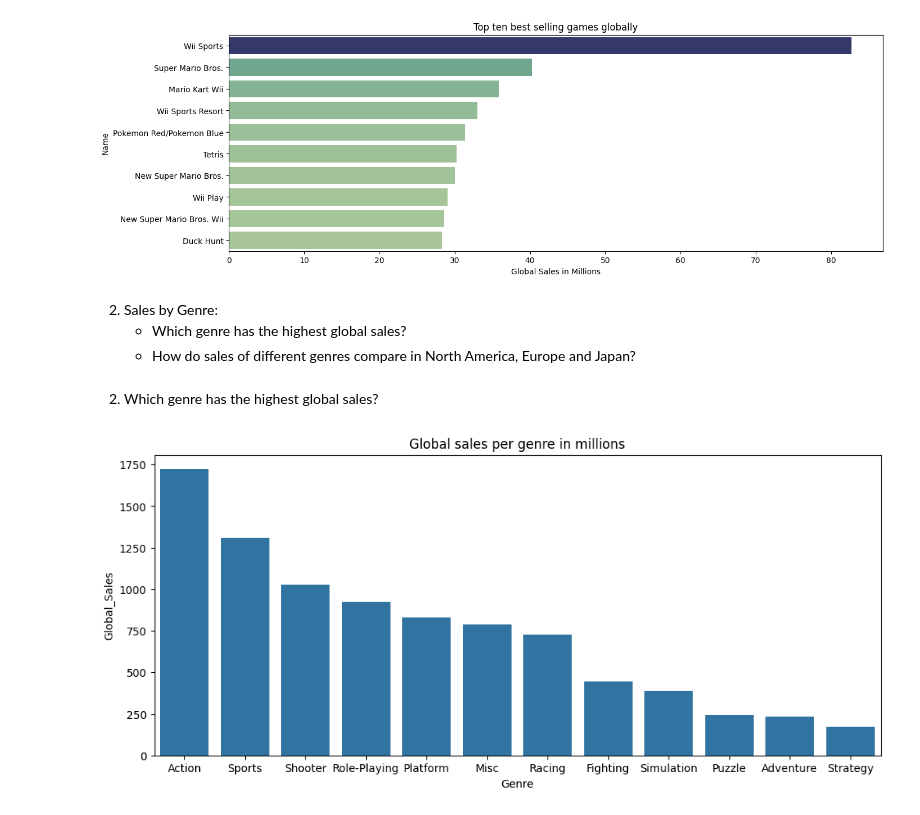
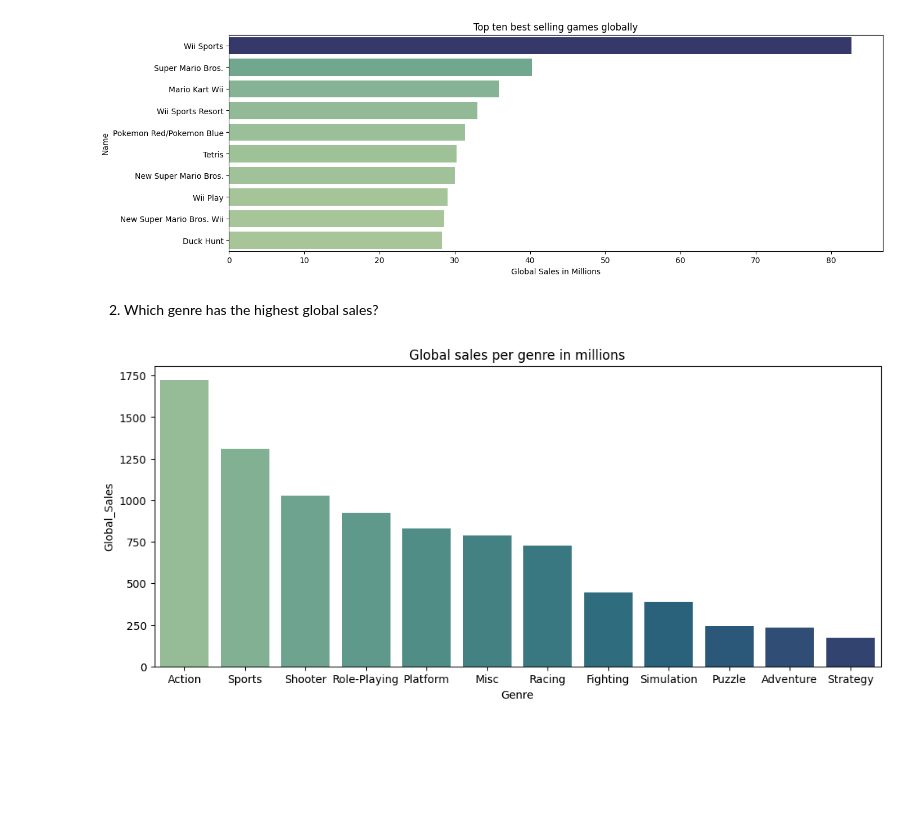
Before and after one commit to robertmbau/Video-Games-Sales-Analysis, a Jupyter notebook: VideoGameSales.ipynb, the cells around one changed output. Drawn from its saved outputs; the diff is of its cells as text; code cells hidden in the pictures; blank space fills up the shorter version.

Commit message:
Visualisations

```diff
--- a/VideoGameSales.ipynb
+++ b/VideoGameSales.ipynb
@@ -210,20 +210,20 @@ plt.title('Top ten best selling games globally')
 plt.show()
 # %% [output]
 [figure]
-# %% [markdown]
-2.   Sales by Genre:
-      - Which genre has the highest global sales?
-      - How do sales of different genres compare in North America, Europe and Japan?
 # %% [markdown]
 2. Which genre has the highest global sales?
 # %%
+# group the data by genres
 genre_sales = pd.DataFrame(video_game_sales.groupby(by='Genre')['Global_Sales'].sum()).reset_index()
+
+# sort the genre sales in descending
 genre_sales = genre_sales.sort_values(by='Global_Sales', ascending=False)
+
 plt.figure(figsize=(12,5))
-sns.barplot(data=genre_sales, x='Genre', y='Global_Sales')
+sns.barplot(data=genre_sales, x='Genre', y='Global_Sales', palette='crest', legend=False)
 
 plt.title('Global sales per genre in millions')
 
 plt.show()
 # %% [output]
-[figure, old version]
+[figure, new version]
```
Also changed, not shown: parts of 15 cells of this notebook.
